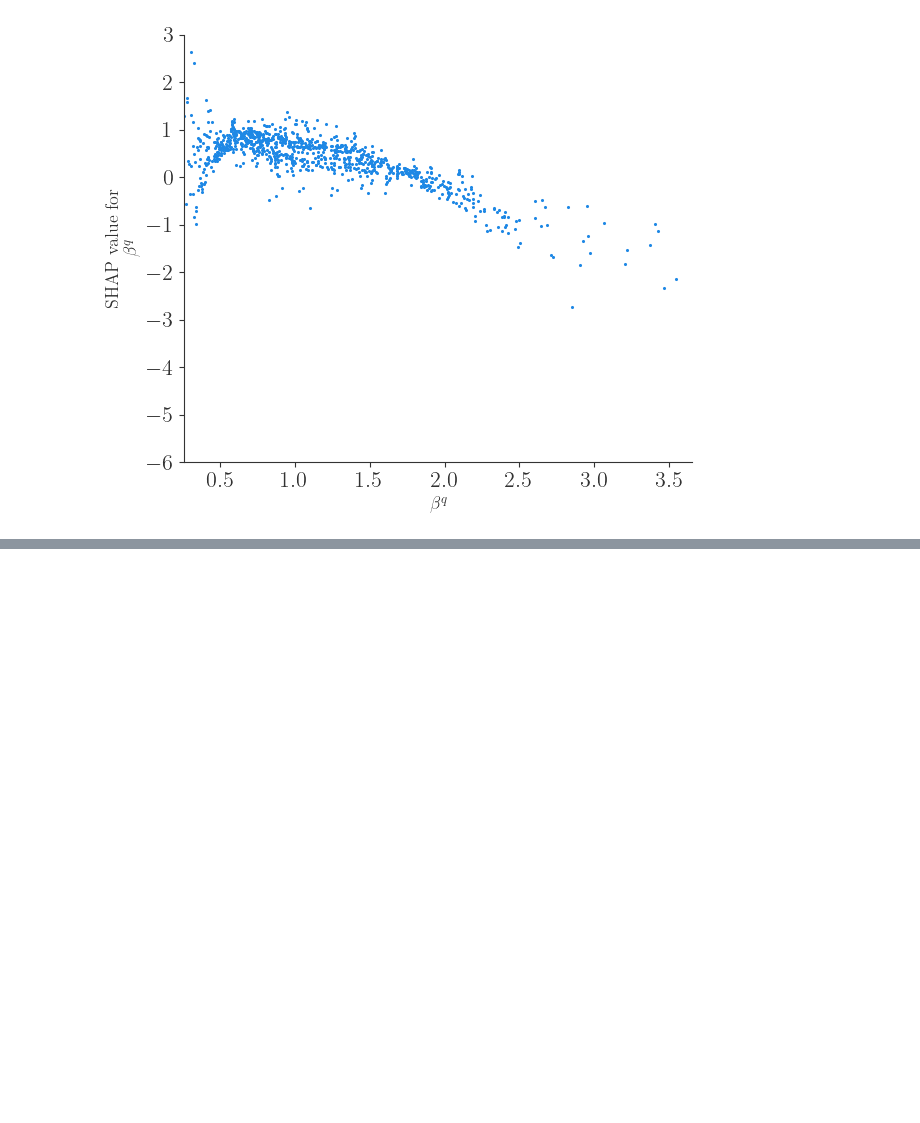
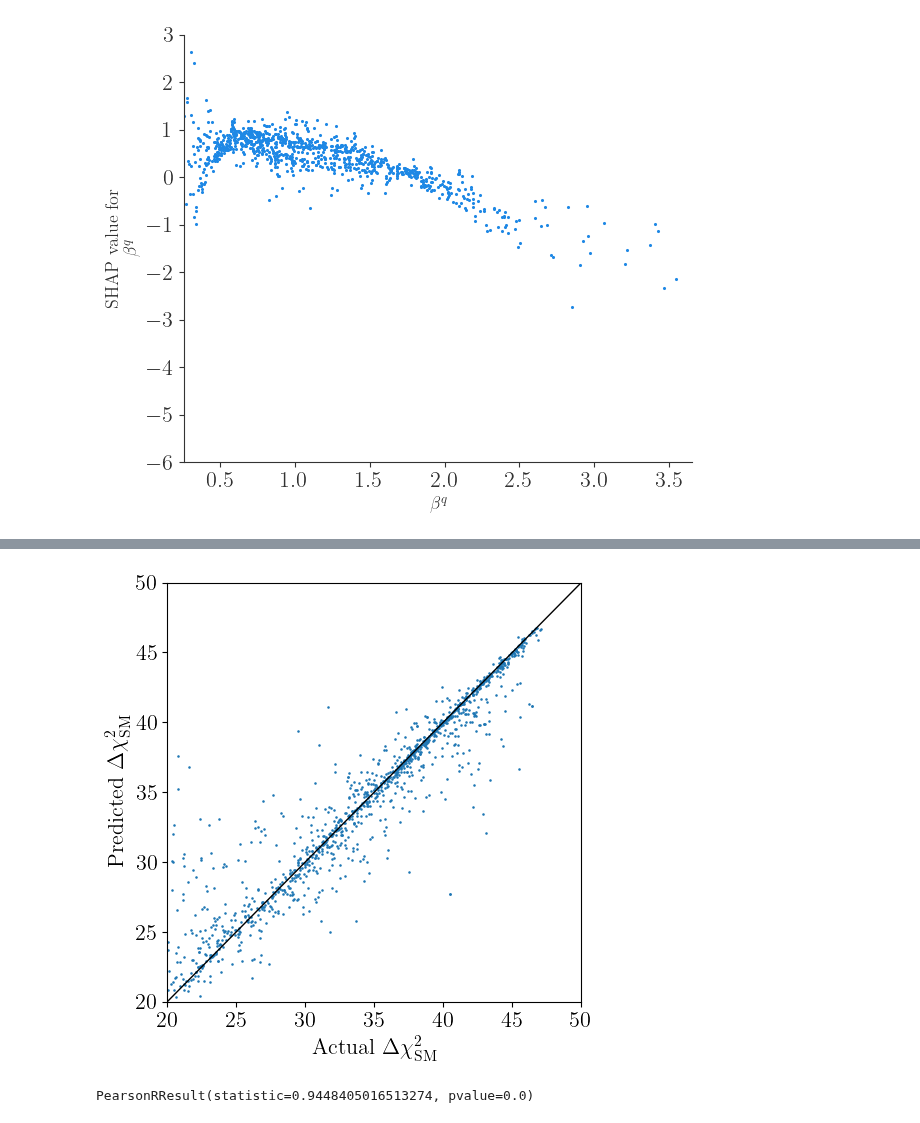
Before and after one commit to Jorge-Alda/SMEFT19-notebooks, a Jupyter notebook: PaperML/05_Training.ipynb, the cells around one changed output, grey strips where cells are left out. Cells and saved outputs as stored; diff of their text form; code cells hidden in the pictures; blank space fills up the shorter version.

Commit message:
ML in Scenario III

```diff
--- a/PaperML/05_Training.ipynb
+++ b/PaperML/05_Training.ipynb
@@ -128,0 +162,9 @@ ntree_limit is deprecated, use `iteration_range` or model slicing instead.
+# %%
+d = SMEFT19.ellipse.load('../data/ellipses/rotBIII.yaml')
+# %%
+from xgboost import XGBRegressor
+
+model = XGBRegressor(n_estimators=2500, early_stopping_rounds=250, n_jobs=8, learning_rate=0.15, max_depth=25)
+# %%
+ML = SMEFT19.ml.train(['../data/samples/training_III.dat'],
+                 '../data/samples/validationpoints_III.dat', '../data/MLmodels/xgb_lh_rotBIII.json', d['bf'], SMEFT19.scenarios.rotBIII(), headers=0, model=model)
@@ -128,0 +189,10 @@ ntree_limit is deprecated, use `iteration_range` or model slicing instead.
+# %%
+ML = SMEFT19.ml.load_model('../data/MLmodels/xgb_lh_rotBIII.json', '../data/samples/validationpoints_III.dat', d['bf'], SMEFT19.scenarios.rotBIII())
+# %%
+regres = SMEFT19.ml.regr(ML, '../data/samples/validationpoints_III.dat', '../data/plots/regression_xgb_III')
+# %% [output]
+[figure, added]
+# %%
+regres
+# %% [output]
+PearsonRResult(statistic=0.9448405016513274, pvalue=0.0)
```
Also changed, not shown: parts of 10 cells of this notebook, 10 other files.
